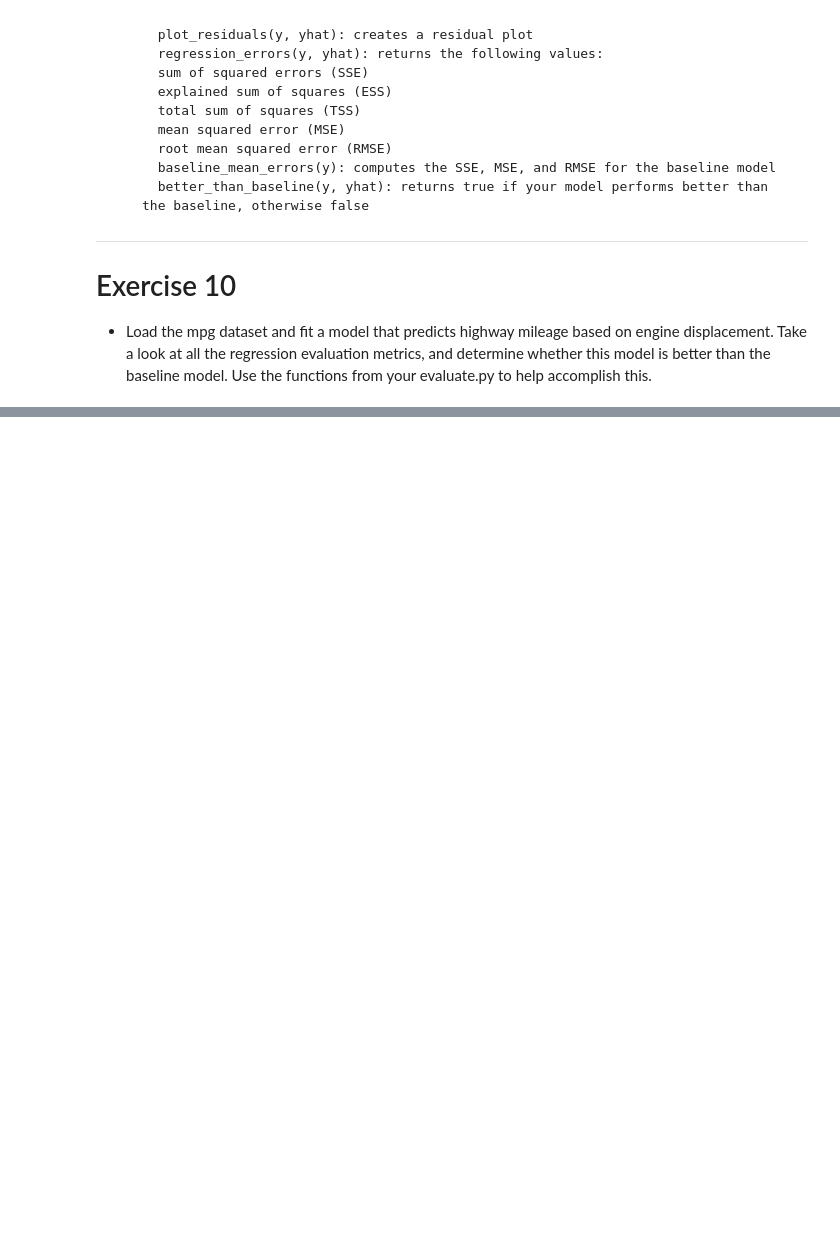
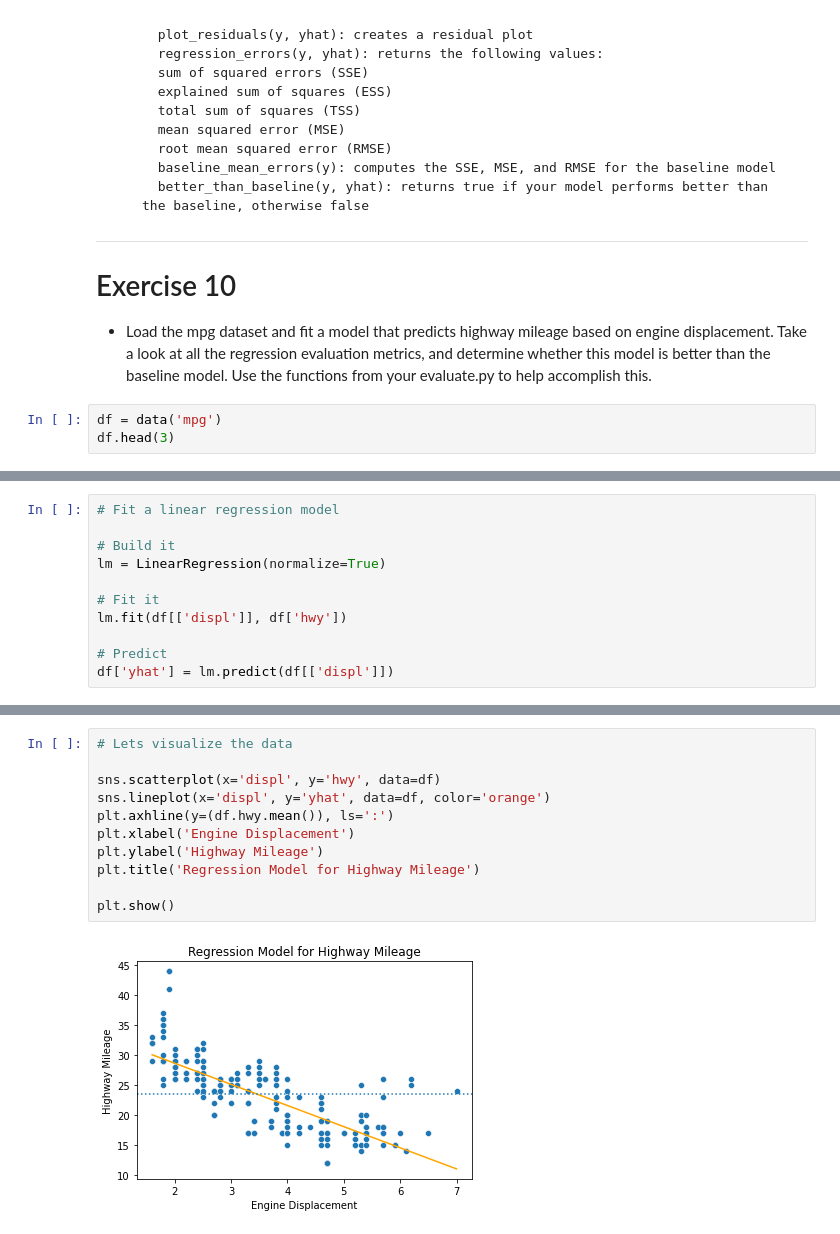
Before and after one commit to BraedenWright/regression-exercises, a Jupyter notebook: evaluate.ipynb, the cells around one changed output, grey strips where cells are left out. Drawn from its saved outputs; the diff is of its cells as text; blank space fills up the shorter version.

```diff
--- a/evaluate.ipynb
+++ b/evaluate.ipynb
@@ -306,3 +311,6 @@ print(f' R2_Score ---> {r2:.5f}')
 # Exercise 10
 
 - Load the mpg dataset and fit a model that predicts highway mileage based on engine displacement. Take a look at all the regression evaluation metrics, and determine whether this model is better than the baseline model. Use the functions from your evaluate.py to help accomplish this.
+# %%
+df = data('mpg')
+df.head(3)
@@ -308,0 +322,11 @@ print(f' R2_Score ---> {r2:.5f}')
+# %%
+# Fit a linear regression model
+
+# Build it
+lm = LinearRegression(normalize=True)
+
+# Fit it
+lm.fit(df[['displ']], df['hwy'])
+
+# Predict
+df['yhat'] = lm.predict(df[['displ']])
@@ -308,0 +340,13 @@ print(f' R2_Score ---> {r2:.5f}')
+# %%
+# Lets visualize the data
+
+sns.scatterplot(x='displ', y='hwy', data=df)
+sns.lineplot(x='displ', y='yhat', data=df, color='orange')
+plt.axhline(y=(df.hwy.mean()), ls=':')
+plt.xlabel('Engine Displacement')
+plt.ylabel('Highway Mileage')
+plt.title('Regression Model for Highway Mileage')
+
+plt.show()
+# %% [output]
+[figure, added]
```
Also changed, not shown: parts of 8 cells of this notebook, 1 other file.
